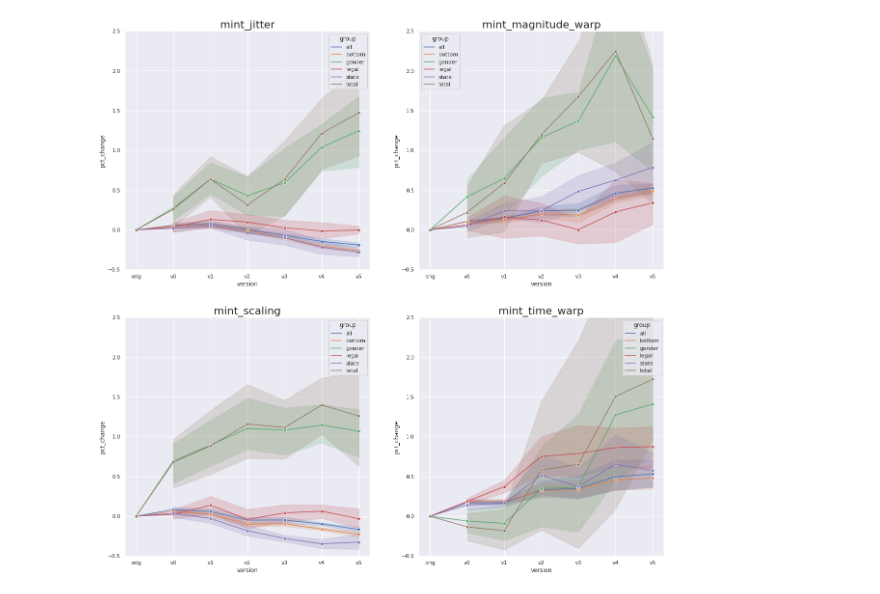
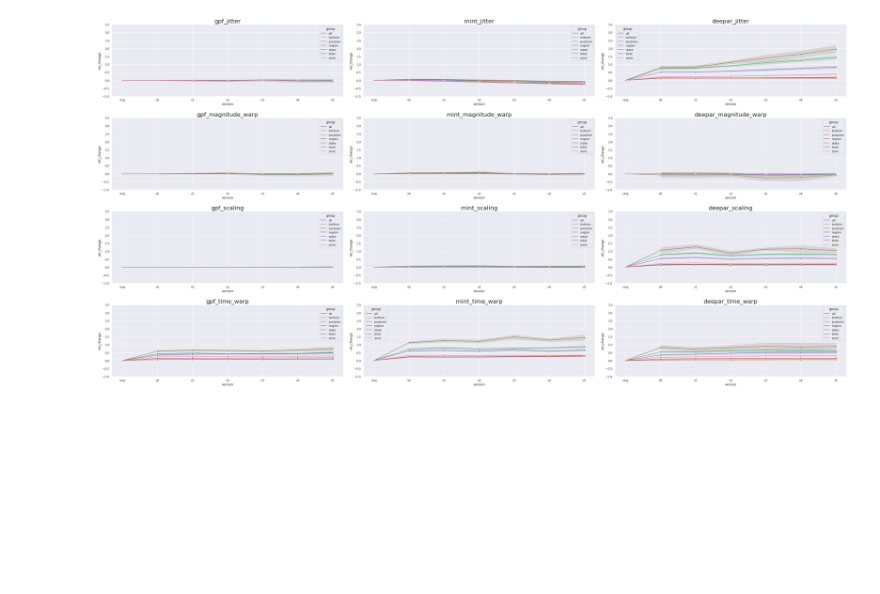
Before and after one commit to luisroque/hierarchical_ts_forecaster, a Jupyter notebook: notebooks/results_prison_all_algos/results_all_algos_tourism_version2.ipynb, the cells around one changed output. Cells and saved outputs as stored; diff of their text form; code cells hidden in the pictures; blank space fills up the shorter version.

```diff
--- a/notebooks/results_prison_all_algos/results_all_algos_tourism_version2.ipynb
+++ b/notebooks/results_prison_all_algos/results_all_algos_tourism_version2.ipynb
@@ -147,5 +166,6 @@ def plot_results_perc_joint(df1, df2, df3):
 
     plt.tight_layout()
 # %%
-df_gpf = compute_aggreated_results('gpf', dataset)
-plot_results_perc_diff(df_gpf)
+df_gpf = compute_aggreated_results('gpf', 'tourism')
+df_mint = compute_aggreated_results('mint', 'tourism')
+df_deepar = compute_aggreated_results('deepar', 'tourism')
@@ -158,5 +176,4 @@ plot_results(df_gpf)
 # %%
-df_mint = compute_aggreated_results('mint', dataset)
-plot_results_perc_diff(df_mint)
+plot_results_joint(df_gpf, df_mint, df_deepar, 'rel_change')
 # %% [output]
-[figure, old version]
+[figure, new version]
```
Also changed, not shown: parts of 7 cells of this notebook, 38 other files.
